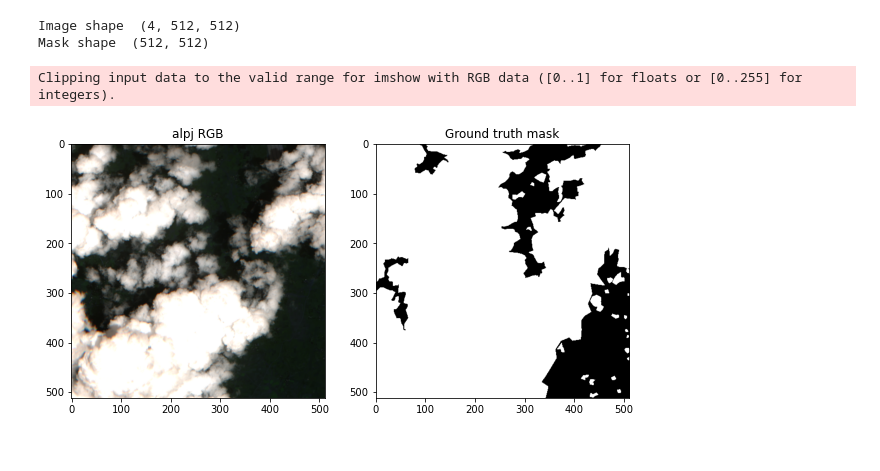
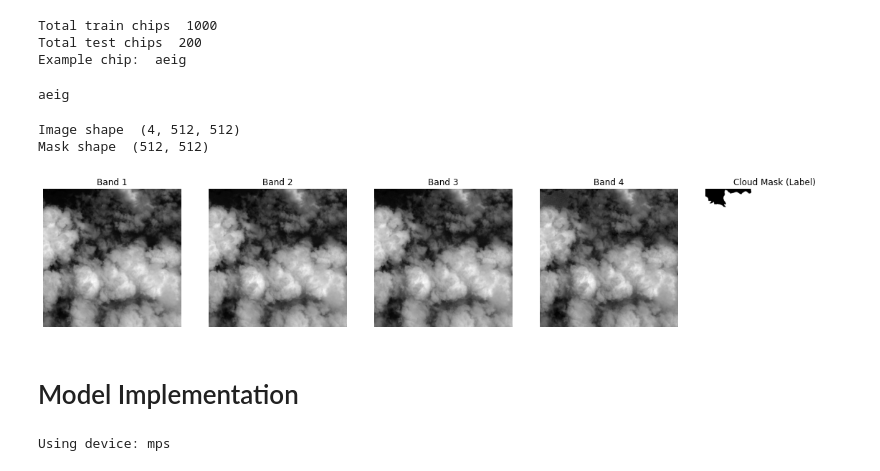
Before and after one commit to dhruvijoshi/cloud-detection, a Jupyter notebook: cloud_detection.ipynb, the cells around one changed output. Cells and saved outputs as stored; diff of their text form; code cells hidden in the pictures.

Commit message:
Train model

```diff
--- a/cloud_detection.ipynb
+++ b/cloud_detection.ipynb
@@ -18,6 +11,23 @@ Example chip  alpj
+# %%
+train_features = "data/train_features"
+train_labels = "data/train_labels"
+test_features = "data/test_features"
+test_labels = "data/test_labels"
+
+train_chips = sorted([d for d in os.listdir(train_features) if os.path.isdir(os.path.join(train_features, d))])
+test_chips = sorted([d for d in os.listdir(test_features) if os.path.isdir(os.path.join(test_features, d))])
+
+print("Total train chips ", len(train_chips))
+print("Total test chips ", len(test_chips))
+
+print("Example chip: ", train_chips[0])
+# %% [output]
+Total train chips  1000
+Total test chips  200
+Example chip:  aeig
 # %%
 def load_chip(chip_id):
-    chip_path = os.path.join(features, chip_id)
+    chip_path = os.path.join(train_features, chip_id)
     band_files = sorted(glob.glob(f"{chip_path}/*.tif"))
 
     bands = []
@@ -26,7 +36,7 @@ def load_chip(chip_id):
             bands.append(src.read(1).astype(np.float32))
     img = np.stack(bands, axis=0)
 
-    label_path = os.path.join(labels, chip_id + ".tif")
+    label_path = os.path.join(train_labels, chip_id + ".tif")
     with rasterio.open(label_path) as src:
         mask = src.read(1).astype(np.uint8)
 
@@ -35,27 +45,32 @@ def load_chip(chip_id):
 
     return img, mask
 # %%
-chip_id = chips[0]
+chip_id = train_chips[0]
+print(chip_id)
 img, mask = load_chip(chip_id)
+# %% [output]
+aeig
 # %%
 print("Image shape ", img.shape)
 print("Mask shape ", mask.shape)
 # %% [output]
 Image shape  (4, 512, 512)
 Mask shape  (512, 512)
-# %%
-plt.figure(figsize=(10,5))
-
-plt.subplot(1,2,1)
-plt.imshow(np.transpose(img[:3], (1,2,0)))
-
-plt.title(f"{chip_id} RGB")
-
-plt.subplot(1,2,2)
-plt.imshow(mask, cmap="gray")
-plt.title("Ground truth mask")
-
-plt.show()
-# %% [output]
-Clipping input data to the valid range for imshow with RGB data ([0..1] for floats or [0..255] for integers).
-[figure, removed]
+# %%
+# Load one chip
+fig, axes = plt.subplots(1, 5, figsize=(20, 5))
+
+for i in range(4):
+    axes[i].imshow(img[i], cmap='gray')
+    axes[i].set_title(f"Band {i+1}")
+    axes[i].axis("off")
+
+axes[4].imshow(mask, cmap='gray')
+axes[4].set_title("Cloud Mask (Label)")
+axes[4].axis("off")
+
+plt.show()
+# %% [output]
+[figure, added]
+# %% [markdown]
+# Model Implementation
@@ -61,0 +119,11 @@ Clipping input data to the valid range for imshow with RGB data ([0..1] for floa
+# %%
+if torch.backends.mps.is_available():
+    DEVICE = "mps"
+elif torch.cuda.is_available():
+    DEVICE = "cuda"
+else:
+    DEVICE = "cpu"
+
+print(f"Using device: {DEVICE}")
+# %% [output]
+Using device: mps
```
Also changed, not shown: parts of 13 cells of this notebook, 1 other file.
